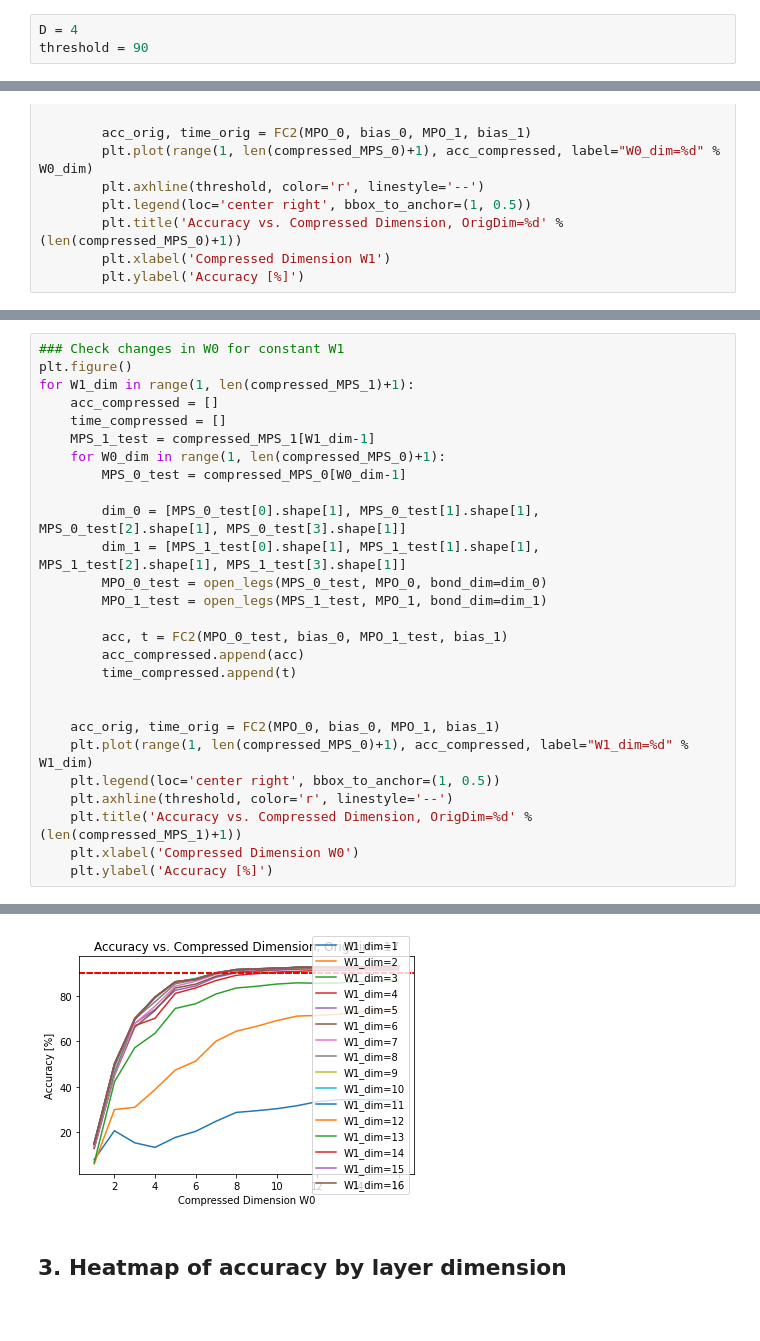
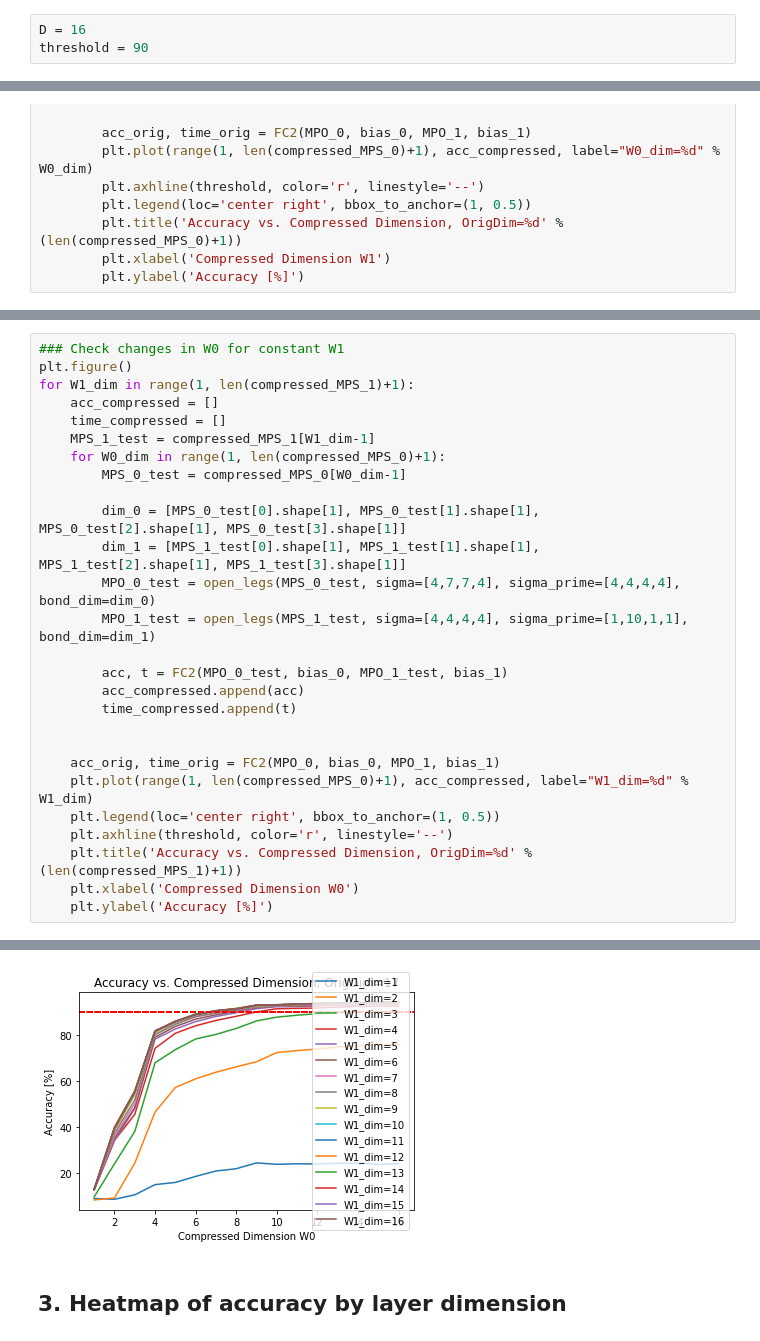
Before and after one commit to aaronleesander/DMRG-inspired-Algorithms-for-Neural-Network-Compression, a Jupyter notebook: DMRG/NN_Single_Model.ipynb, the cells around one changed output, grey strips where cells are left out. Saved outputs shown, nothing was run; the diff lists cells and outputs as text.

```diff
--- a/DMRG/NN_Single_Model.ipynb
+++ b/DMRG/NN_Single_Model.ipynb
@@ -18,7 +10,7 @@ from neural_networks import *
 # %% [markdown]
 ## 1. Train
 # %%
-D = 4
+D = 16
 threshold = 90
 # %%
 # List of layer 1 weights (0-3), layer 1 bias (4), layer 2 weights (5-8), layer 2 bias (9)
@@ -221,39 +258,39 @@ for W1_dim in range(1, len(compressed_MPS_1)+1):
 
         dim_0 = [MPS_0_test[0].shape[1], MPS_0_test[1].shape[1], MPS_0_test[2].shape[1], MPS_0_test[3].shape[1]]
         dim_1 = [MPS_1_test[0].shape[1], MPS_1_test[1].shape[1], MPS_1_test[2].shape[1], MPS_1_test[3].shape[1]]
-        MPO_0_test = open_legs(MPS_0_test, MPO_0, bond_dim=dim_0)
-        MPO_1_test = open_legs(MPS_1_test, MPO_1, bond_dim=dim_1)
+        MPO_0_test = open_legs(MPS_0_test, sigma=[4,7,7,4], sigma_prime=[4,4,4,4], bond_dim=dim_0)
+        MPO_1_test = open_legs(MPS_1_test, sigma=[4,4,4,4], sigma_prime=[1,10,1,1], bond_dim=dim_1)
 
         acc, t = FC2(MPO_0_test, bias_0, MPO_1_test, bias_1)
         acc_compressed.append(acc)
         time_compressed.append(t)
 
 
     acc_orig, time_orig = FC2(MPO_0, bias_0, MPO_1, bias_1)
     plt.plot(range(1, len(compressed_MPS_0)+1), acc_compressed, label="W1_dim=%d" % W1_dim)
     plt.legend(loc='center right', bbox_to_anchor=(1, 0.5))
     plt.axhline(threshold, color='r', linestyle='--')
     plt.title('Accuracy vs. Compressed Dimension, OrigDim=%d' %(len(compressed_MPS_1)+1))
     plt.xlabel('Compressed Dimension W0')
     plt.ylabel('Accuracy [%]')
 # %% [output]
 mages-idx3-ubyte.gz
 Extracting ./data/t10k-labels-idx1-ubyte.gz
 Extracting ./data/train-images-idx3-ubyte.gz
 Extracting ./data/train-labels-idx1-ubyte.gz
 Extracting ./data/t10k-images-idx3-ubyte.gz
 Extracting ./data/t10k-labels-idx1-ubyte.gz
 Extracting ./data/train-images-idx3-ubyte.gz
 Extracting ./data/train-labels-idx1-ubyte.gz
 Extracting ./data/t10k-images-idx3-ubyte.gz
 Extracting ./data/t10k-labels-idx1-ubyte.gz
 Extracting ./data/train-images-idx3-ubyte.gz
 Extracting ./data/train-labels-idx1-ubyte.gz
 ... (434 lines left out)
 Extracting ./data/train-images-idx3-ubyte.gz
 Extracting ./data/train-labels-idx1-ubyte.gz
 Extracting ./data/t10k-images-idx3-ubyte.gz
 Extracting ./data/t10k-labels-idx1-ubyte.gz
-[figure, old version]
+[figure, new version]
 # %% [markdown]
 ## 3. Heatmap of accuracy by layer dimension
```
Also changed, not shown: parts of 39 cells of this notebook, 4 other files.
